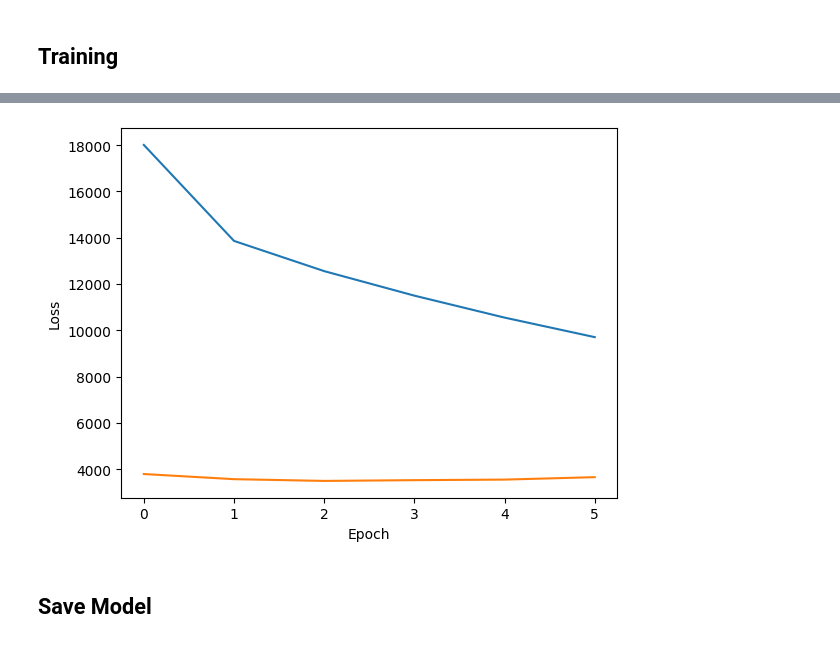
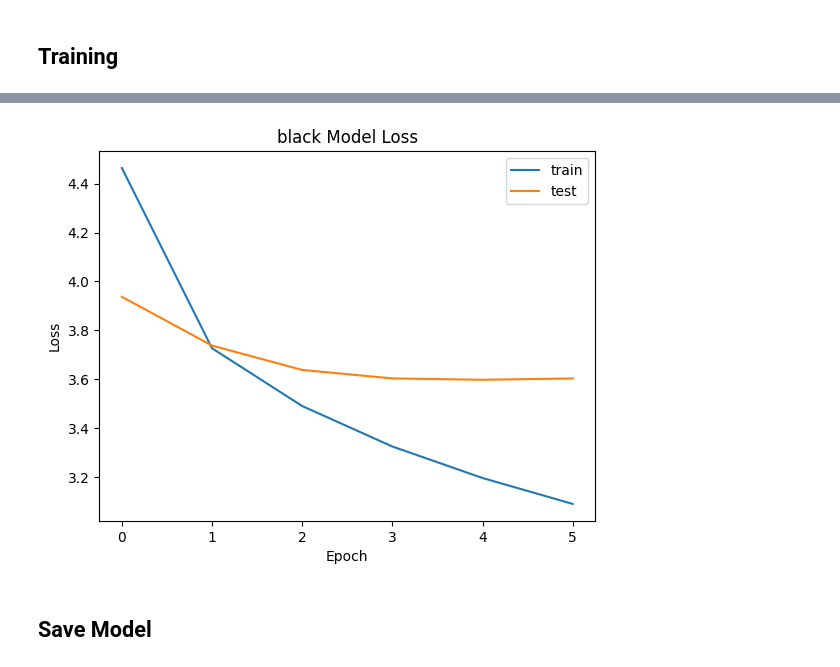
Before and after one commit to CS4701-CHESS/backend, a Jupyter notebook: train.ipynb, the cells around one changed output, grey strips where cells are left out. Drawn from its saved outputs; the diff is of its cells as text; code cells hidden in the pictures.

```diff
--- a/train.ipynb
+++ b/train.ipynb
@@ -29,7 +29,7 @@ with tqdm(total=len(rows)) as progress_bar:
         progress_bar.update(1)
 
         #board,move = helper.fen2pair(row[0], isWhite, depth=fish_depth)
-        board = helper.fen2vec(row[0],False)
+        board = helper.fen2vec(row[0],True)
         move = row[1]
 
         if board is None or move is None:  # remove incorrect sides
@@ -58,10 +56,10 @@ with open(f"move_to_int_{color}", "wb") as file:
     pickle.dump(move_to_int, file)
 # %%
 # load data
-color = "black"
+color = "white"
 data_x = torch.load(f"data/processed_fens_{color}.pt")
 data_y = torch.load(f"data/processed_moves_{color}.pt")
-with open(f"move_to_int_{color}", "rb") as file:
+with open(f"models/vom_mti_{color}", "rb") as file:
     move_to_int = pickle.load(file)
 num_classes = len(move_to_int)
 # %% [output]
@@ -145,7 +143,7 @@ with tqdm(total=num_epochs) as progress_bar:
         # scheduler.step(train_lossAvg / train_numBatch)
         print(f"train loss: {train_loss}")
         print(f"test loss: {test_loss}")
-        train_losses.append(train_loss)
-        test_losses.append(test_loss)
+        train_losses.append(train_loss/len(train_loader))
+        test_losses.append(test_loss/len(test_loader))
 # %% [output]
 Training:
@@ -158,5 +168,7 @@ plt.plot(test_losses, label="test")
 plt.xlabel("Epoch")
 plt.ylabel("Loss")
 # plt.yscale("log")
+plt.title(f"{color} Model Loss")
+plt.legend()
 plt.show()
 # %% [output]
@@ -165,4 +177,4 @@ Test Loss: [3794.9248526096344, 3572.860996246338, 3497.237390756607, 3530.31272
-[figure, old version]
+[figure, new version]
 # %% [markdown]
 ## Save Model
 # %%
```
Also changed, not shown: parts of 7 cells of this notebook, 4 other files.
